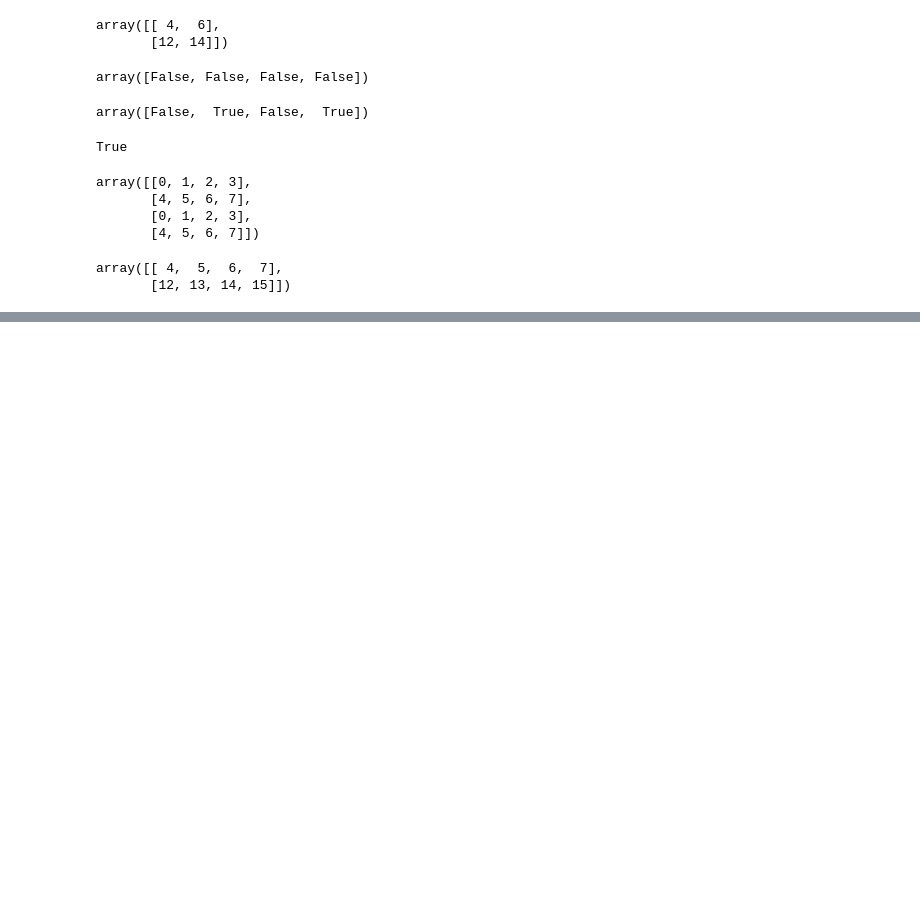
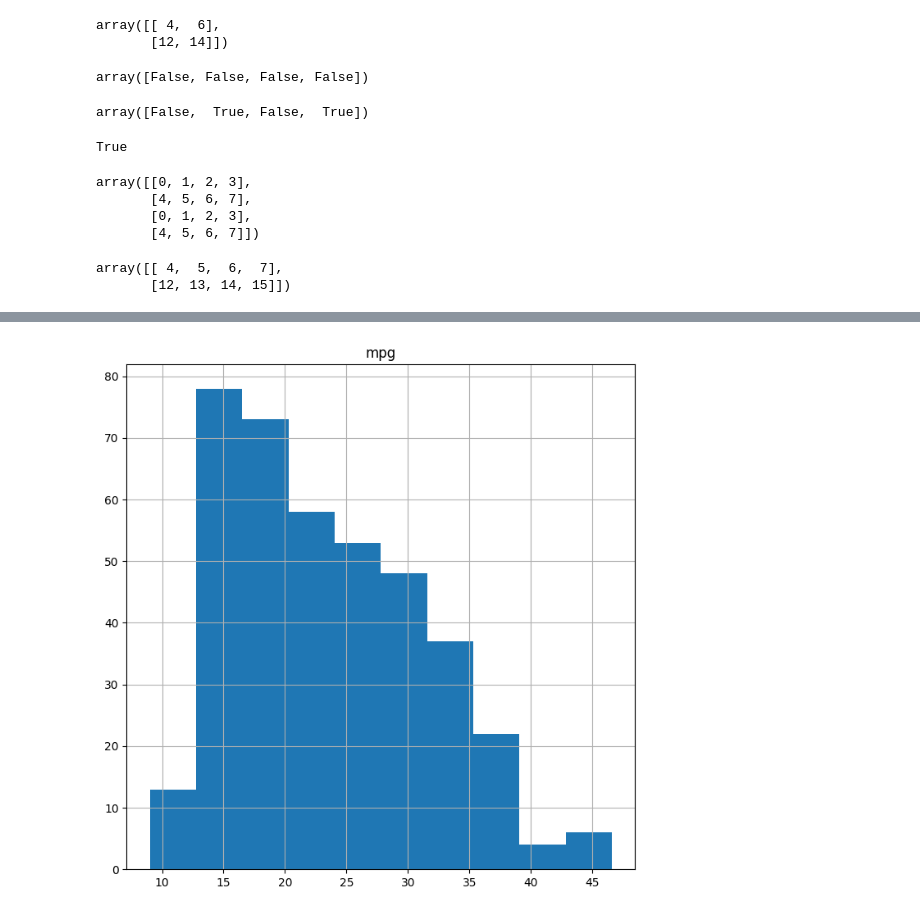
Before and after one commit to alextanhongpin/python-introduction-to-statistical-learning, a Jupyter notebook: 02_statistical_learning.ipynb, the cells around one changed output, grey strips where cells are left out. Saved outputs shown, nothing was run; the diff lists cells and outputs as text; code cells hidden in the pictures; blank space fills up the shorter version.

```diff
--- a/02_statistical_learning.ipynb
+++ b/02_statistical_learning.ipynb
@@ -194,0 +476,5 @@ array([[ 4,  5,  6,  7],
+# %%
+fig, ax = subplots(figsize=(8, 8))
+Auto.hist("mpg", ax=ax);
+# %% [output]
+[figure, added]
```
Also changed, not shown: parts of 36 cells of this notebook, 4 other files.
